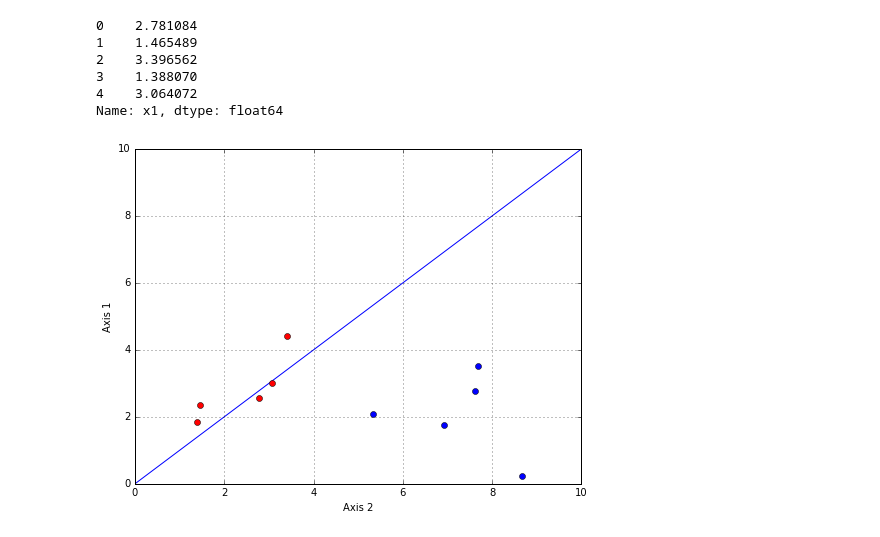
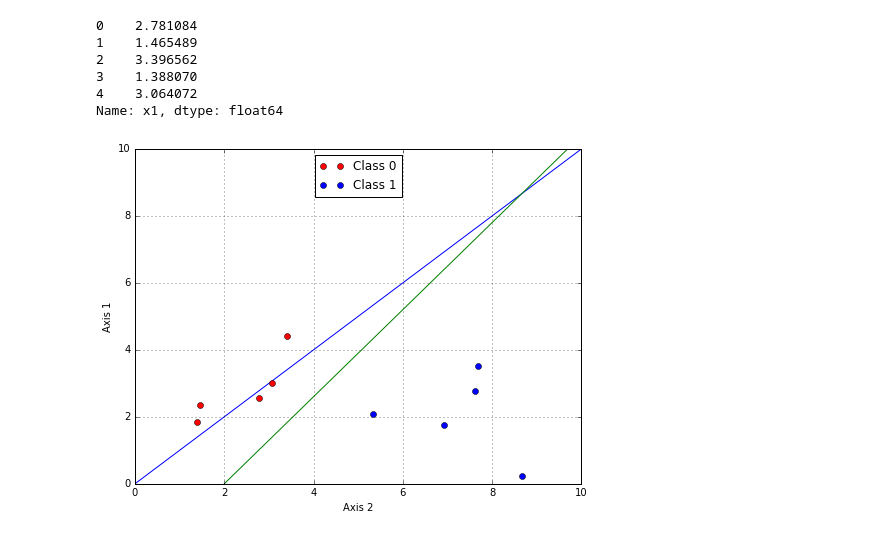
Before and after one commit to sethbunke/MachineLearningAlgorithmsFromScratch, a Jupyter notebook: Logistic Regression-Copy1.ipynb, the cells around one changed output. Saved outputs shown, nothing was run; the diff lists cells and outputs as text; code cells hidden in the pictures.

Commit message:
update graph:

```diff
--- a/Logistic Regression-Copy1.ipynb
+++ b/Logistic Regression-Copy1.ipynb
@@ -54,16 +54,21 @@ Name: x1, dtype: float64
 # %%
 plt.subplots(figsize=(8, 6))
 
 yvals = np.arange(0, 10, 0.01)
 xvals = np.arange(0, 10, 0.01)
 plt.plot(xvals, yvals)
 
-plt.plot(df[:5]['x1'], df[:5]['x2'], 'ro')
-plt.plot(df[5:]['x1'], df[5:]['x2'], 'bo')
+x = np.linspace(0, 10, 100)
+plt.plot(x + 2, 1.3 * x, linestyle='-')
+
+plt.plot(df[:5]['x1'], df[:5]['x2'], 'ro', label='Class 0')
+plt.plot(df[5:]['x1'], df[5:]['x2'], 'bo', label='Class 1')
+plt.legend(loc='upper center', frameon=True)
+#leg = plt.legend();
 plt.ylabel('Axis 1')
 plt.xlabel('Axis 2')
 plt.axis([0, 10, 0, 10])
 plt.grid(True)
 plt.show()
 # %% [output]
-[figure, old version]
+[figure, new version]
```
Also changed, not shown: parts of 8 cells of this notebook, 1 other file.
